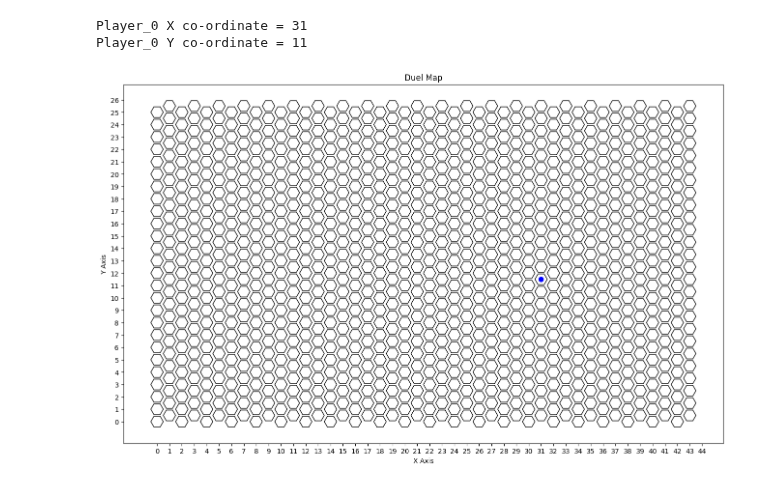
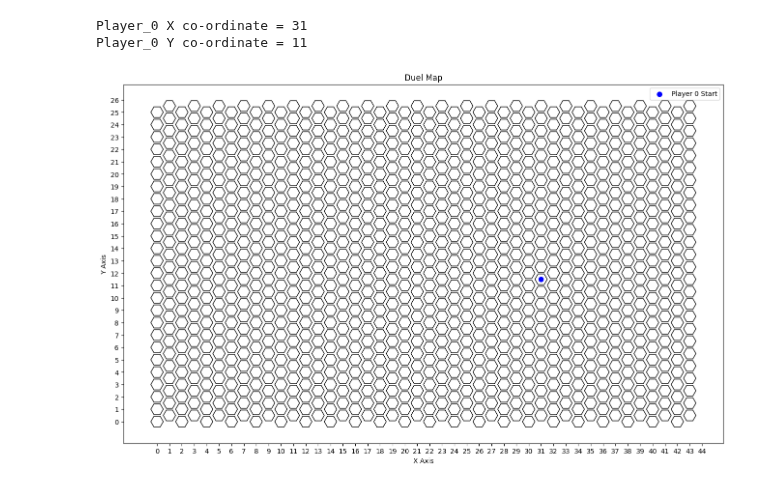
Before and after one commit to Jacob-CL/Civ6-GameReader, a Jupyter notebook: Civ6GameReader.ipynb, the cells around one changed output. Drawn from its saved outputs; the diff is of its cells as text; code cells hidden in the pictures.

```diff
--- a/Civ6GameReader.ipynb
+++ b/Civ6GameReader.ipynb
@@ -7,6 +7,7 @@ from matplotlib.patches import RegularPolygon
 
 player_0_X_start = 0
 player_0_Y_start = 0
+label = ''
 
 def is_odd(n):
     return n % 2 == 1
@@ -61,34 +62,35 @@ def plot_hexagon_grid(rows, cols, hex_size=0.5, dot_info=None):
     for row in range(rows):
         for col in range(cols):
             # Calculate the center position
             x = col * dx
             y = row * dy
 
             # Adjust every other row to interlock the hexagons
             if col % 2 == 1:
                 y += dy / 2
 
             hexagon = RegularPolygon((x, y), numVertices=6, radius=radius, orientation=np.radians(30), edgecolor='k', facecolor='none')
             ax.add_patch(hexagon)
 
     # Plotting dots with specified coordinates and colors
     if dot_info is not None:
         for dot in dot_info:
-            plt.scatter(dot[0], dot[1], color=dot[2], s=50)  # dot[0] and dot[1] are x and y coordinates, dot[2] is the color
-
+            plt.scatter(dot[0], dot[1], color=dot[2], s=50, label='Player 0 Start')  # dot[0] and dot[1] are x and y coordinates, dot[2] is the color
 
 # X and Y ticks
     x = range(0, 45)  # X values from 0 to 16
     y = range(0, 27)  # Y values as squares of X values
     plt.xticks(range(min(x), max(x)+1, 1), fontsize=10)
     plt.yticks(range(min(y), max(y) + 1, 1), fontsize=10)
 
     plt.xlabel('X Axis')  # X-axis label
     plt.ylabel('Y Axis')  # Y-axis label
     plt.title('Duel Map')  # Plot title
 
-plot_hexagon_grid(26, 44, dot_info=[(player_0_X_start, player_0_Y_start, 'blue')])
+    plt.legend()
+
+plot_hexagon_grid(26, 44, dot_info=[(player_0_X_start, player_0_Y_start, 'blue', label)])
 # %% [output]
 Player_0 X co-ordinate = 31
 Player_0 Y co-ordinate = 11
-[figure, old version]
+[figure, new version]
```
